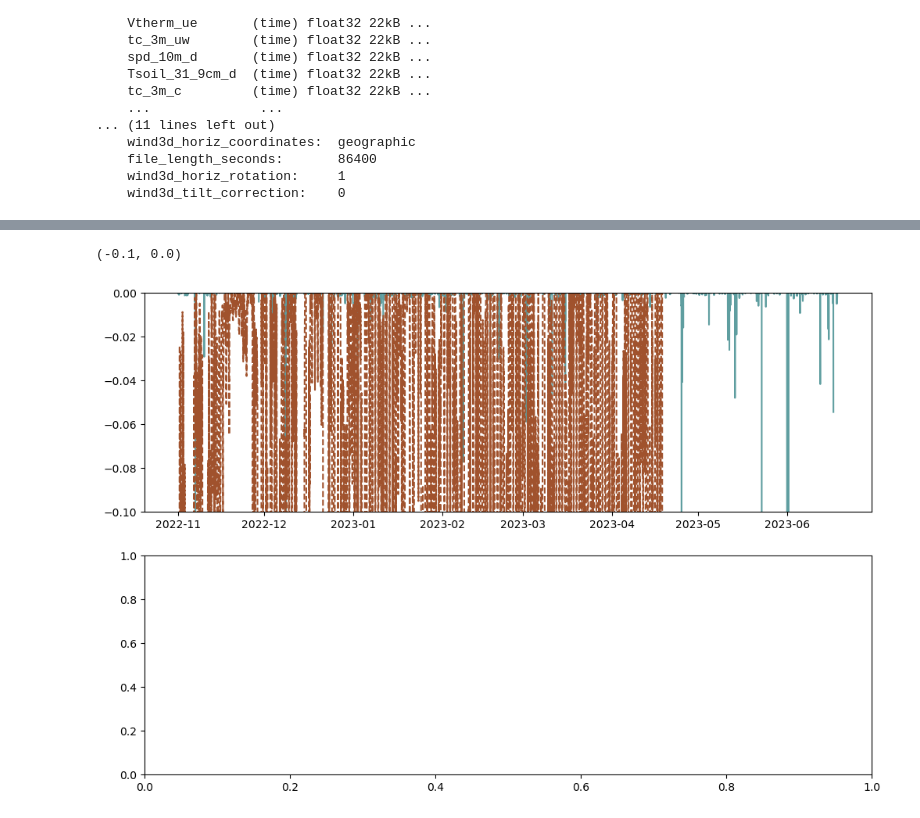
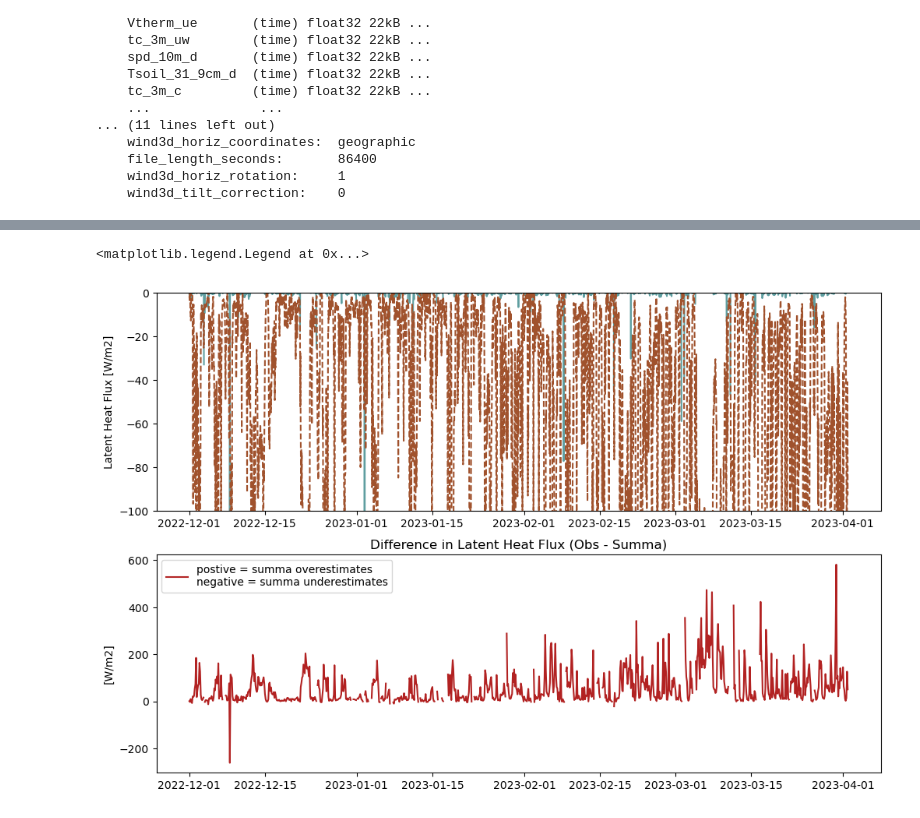
Before and after one commit to clinton-alden/summa, a Jupyter notebook: analysis/kettle_ponds/kettle_ponds_analysis.ipynb, the cells around one changed output, grey strips where cells are left out. Drawn from its saved outputs; the diff is of its cells as text; code cells hidden in the pictures.

```diff
--- a/analysis/kettle_ponds/kettle_ponds_analysis.ipynb
+++ b/analysis/kettle_ponds/kettle_ponds_analysis.ipynb
@@ -7,7 +7,7 @@ from datetime import datetime
 # %%
 obs_da = xr.open_dataset('sos_EB_01Nov2022to18June2023.nc')
 
-summa_da = xr.open_dataset('template_output_consettl_1hr_timestep.nc')
+summa_da = xr.open_dataset('template_output_tilden_1_5mswind_timestep.nc')
 obs_da
 # %% [output]
 <xarray.Dataset> Size: 6MB
@@ -60,11 +60,23 @@ ax[0].set_ylim(-40,5)
+# %%
+# Create a mask where both DataArrays have values
+mask = obs_da['w_h2o__3m_ue'].notnull() & summa_da['scalarLatHeatTotal'].notnull()
+
+# Apply the mask to both DataArrays and subtract
+latent_diff = (obs_da['w_h2o__3m_ue'].where(mask) * 1000) - summa_da['scalarLatHeatTotal'].where(mask)
 # %%
 # Plot sensible heat flux
 
 fig, ax = plt.subplots(2,1,figsize=(12, 8))
 
-ax[0].plot(obs_da['time'], obs_da['w_h2o__3m_ue'], color='cadetblue', label='obs')
-ax[0].plot(summa_da['time'], summa_da['scalarLatHeatTotal']/100, linestyle='--', color='sienna', label='summa')
-ax[0].set_ylim(-.1,0)
+ax[0].plot(obs_da['time'], obs_da['w_h2o__3m_ue']*1000, color='cadetblue', label='obs')
+ax[0].plot(summa_da['time'], summa_da['scalarLatHeatTotal'], linestyle='--', color='sienna', label='summa')
+ax[0].set_ylim(-100,0)
+ax[0].set_ylabel('Latent Heat Flux [W/m2]')
+
+ax[1].plot(latent_diff.time, latent_diff, color='firebrick', label='postive = summa overestimates\nnegative = summa underestimates')
+ax[1].set_ylabel('[W/m2]')
+ax[1].set_title('Difference in Latent Heat Flux (Obs - Summa)')
+ax[1].legend()
 # %% [output]
-(-0.1, 0.0)
+<matplotlib.legend.Legend at 0x...>
-[figure, old version]
+[figure, new version]
```
Also changed, not shown: parts of 2 cells of this notebook.
